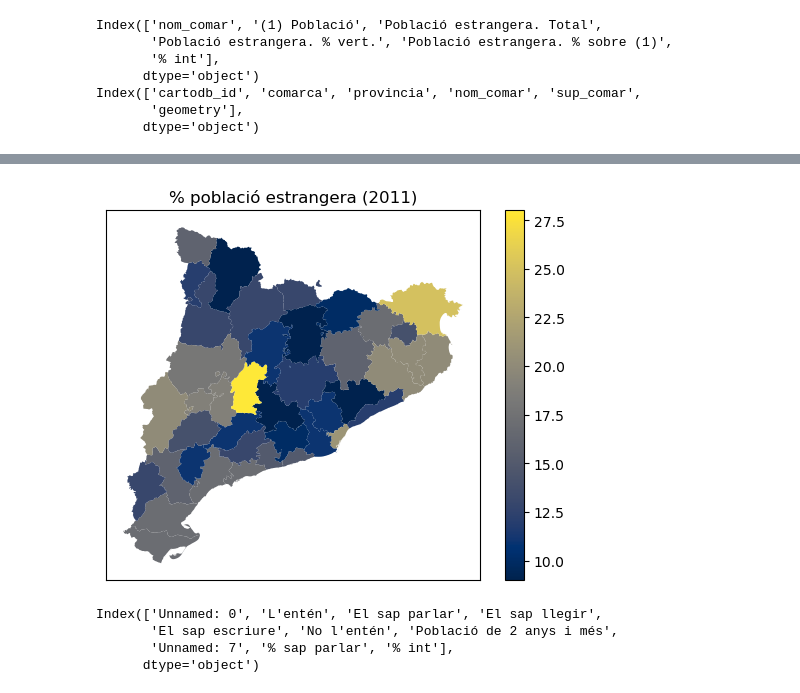
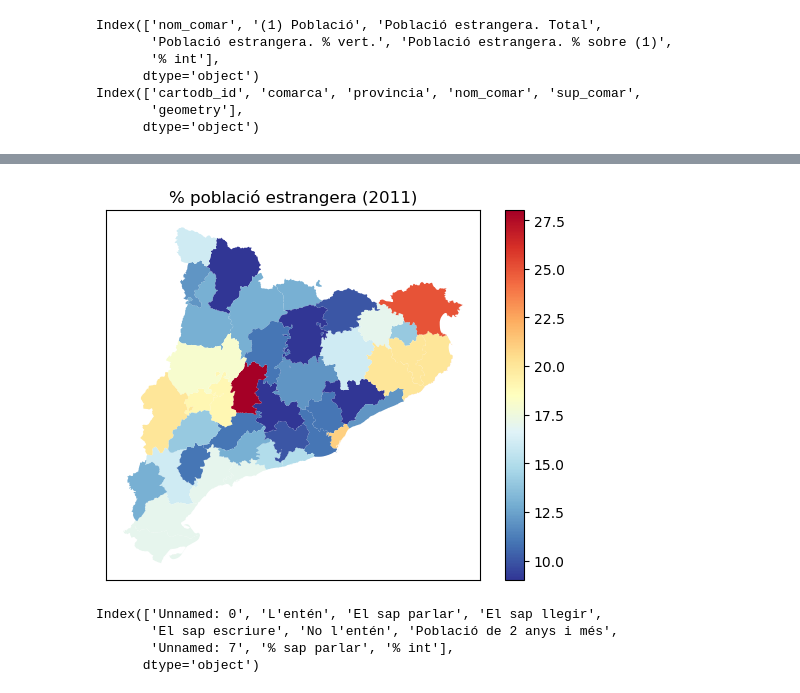
Before and after one commit to GuifreRamos/LlenguaCatalana, a Jupyter notebook: David.ipynb, the cells around one changed output, grey strips where cells are left out. Drawn from its saved outputs; the diff is of its cells as text; code cells hidden in the pictures.

```diff
--- a/David.ipynb
+++ b/David.ipynb
@@ -126,17 +126,17 @@ merged2
 | 40 | 18 | 3 | 08 | Alt Penedès | 58.62 | MULTIPOLYGON (((1.60599 41.51315,... | 110929 | 11998 | ... |
 # %%
 merged2.plot(column='% int',
-    cmap="cividis",
+    cmap="RdYlBu_r",
     legend=True,
     legend_kwds={"label": " ", "orientation": "vertical"},
 );
 plt.title('% població estrangera (2011)')
 plt.xticks([])
 plt.yticks([])
 plt.savefig(data_dir+'est2011.png',bbox_inches='tight',dpi=300, transparent=False)
 plt.show()
 # %% [output]
-[figure, old version]
+[figure, new version]
 # %%
 print(dat2.columns)
 # %% [output]
```
Also changed, not shown: parts of 2 cells of this notebook, 2 other files.
